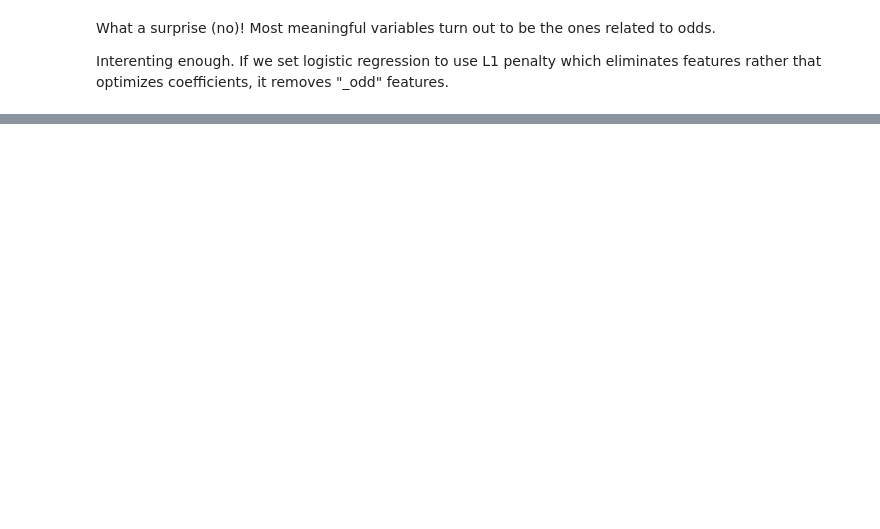
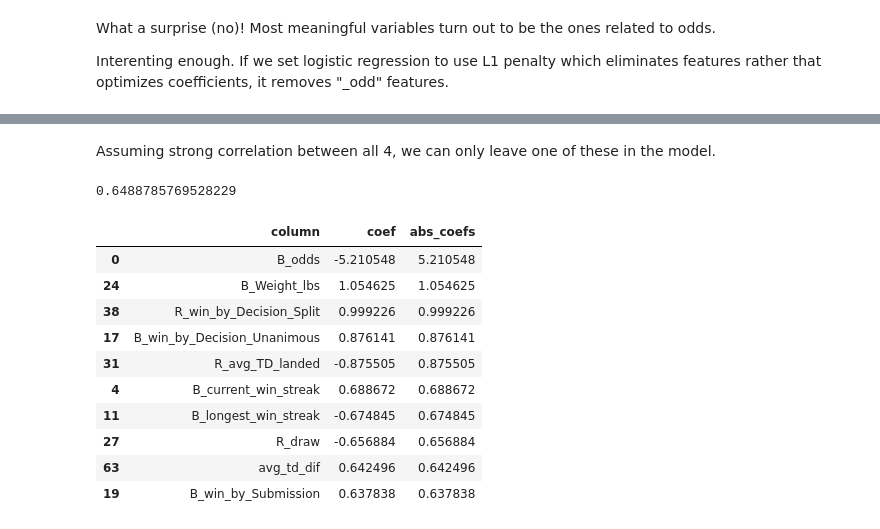
Before and after one commit to vvvvvvasena/UFC, a Jupyter notebook: How to make money watching UFC.ipynb, the cells around one changed output, grey strips where cells are left out. Drawn from its saved outputs; the diff is of its cells as text; code cells hidden in the pictures; blank space fills up the shorter version.

```diff
--- a/How to make money watching UFC.ipynb
+++ b/How to make money watching UFC.ipynb
@@ -311,0 +359,20 @@ coef_df.head(10)
+# %% [markdown]
+Assuming strong correlation between all 4, we can only leave one of these in the model.
+# %%
+num_vars_no_ev = num_vars_no_finish.drop(['R_odds', 'B_ev', 'R_ev'])
+log_reg_coef, X_columns = train_model(df, cat_vars, num_vars_no_ev, LogisticRegression())
+coef_df = get_coef(log_reg_coef, X_columns)
+coef_df.head(10)
+# %% [output]
+0.6488785769528229
+|  | column | coef | abs_coefs |
+| 0 | B_odds | -5.210548 | 5.210548 |
+| 24 | B_Weight_lbs | 1.054625 | 1.054625 |
+| 38 | R_win_by_Decision_Split | 0.999226 | 0.999226 |
+| 17 | B_win_by_Decision_Unanimous | 0.876141 | 0.876141 |
+| 31 | R_avg_TD_landed | -0.875505 | 0.875505 |
+| 4 | B_current_win_streak | 0.688672 | 0.688672 |
+| 11 | B_longest_win_streak | -0.674845 | 0.674845 |
+| 27 | R_draw | -0.656884 | 0.656884 |
+| 63 | avg_td_dif | 0.642496 | 0.642496 |
+| 19 | B_win_by_Submission | 0.637838 | 0.637838 |
```
Also changed, not shown: parts of 47 cells of this notebook.
